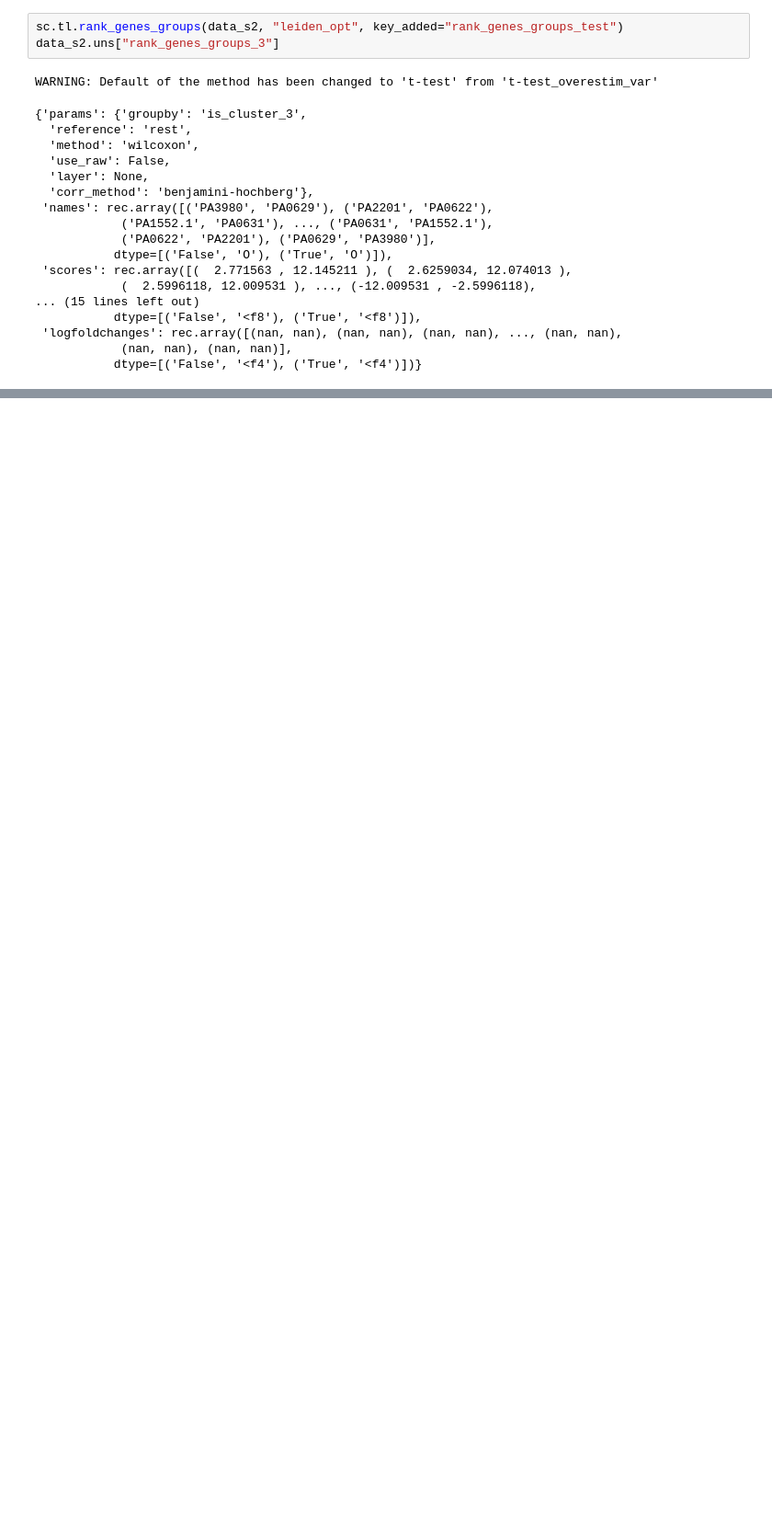
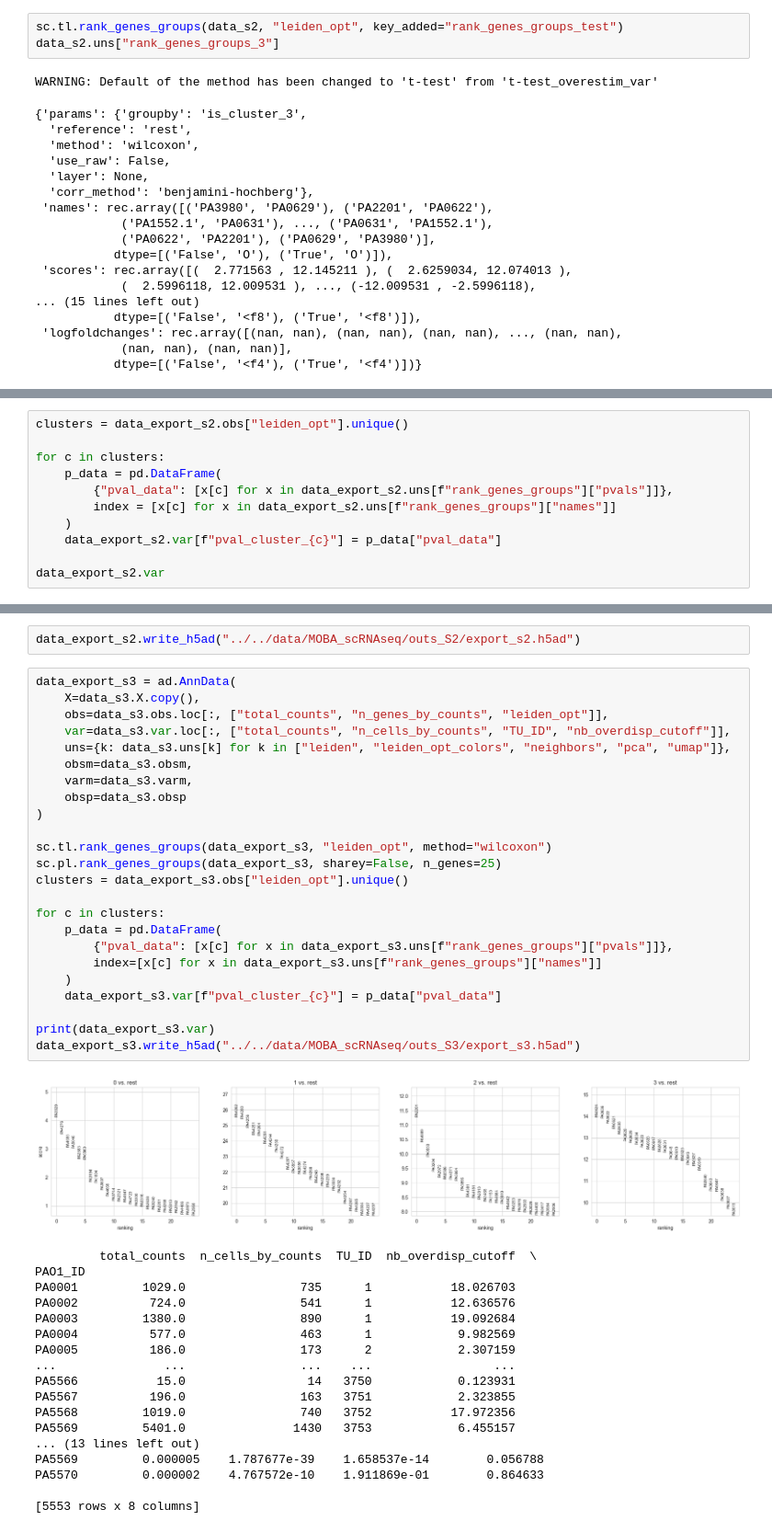
Before and after one commit to bio-datascience/BacSC, a Jupyter notebook: analysis/P_aero_S2S3/S2S3_cluster_analysis.ipynb, the cells around one changed output, grey strips where cells are left out. Shown at 92% size. Saved outputs shown, nothing was run; the diff lists cells and outputs as text; blank space fills up the shorter version.

```diff
--- a/analysis/P_aero_S2S3/S2S3_cluster_analysis.ipynb
+++ b/analysis/P_aero_S2S3/S2S3_cluster_analysis.ipynb
@@ -655,0 +703,11 @@ WARNING: Default of the method has been changed to 't-test' from 't-test_overest
+# %%
+clusters = data_export_s2.obs["leiden_opt"].unique()
+
+for c in clusters:
+    p_data = pd.DataFrame(
+        {"pval_data": [x[c] for x in data_export_s2.uns[f"rank_genes_groups"]["pvals"]]},
+        index = [x[c] for x in data_export_s2.uns[f"rank_genes_groups"]["names"]]
+    )
+    data_export_s2.var[f"pval_cluster_{c}"] = p_data["pval_data"]
+
+data_export_s2.var
@@ -655,0 +729,45 @@ WARNING: Default of the method has been changed to 't-test' from 't-test_overest
+# %%
+data_export_s2.write_h5ad("../../data/MOBA_scRNAseq/outs_S2/export_s2.h5ad")
+# %%
+data_export_s3 = ad.AnnData(
+    X=data_s3.X.copy(),
+    obs=data_s3.obs.loc[:, ["total_counts", "n_genes_by_counts", "leiden_opt"]],
+    var=data_s3.var.loc[:, ["total_counts", "n_cells_by_counts", "TU_ID", "nb_overdisp_cutoff"]],
+    uns={k: data_s3.uns[k] for k in ["leiden", "leiden_opt_colors", "neighbors", "pca", "umap"]},
+    obsm=data_s3.obsm,
+    varm=data_s3.varm,
+    obsp=data_s3.obsp
+)
+
+sc.tl.rank_genes_groups(data_export_s3, "leiden_opt", method="wilcoxon")
+sc.pl.rank_genes_groups(data_export_s3, sharey=False, n_genes=25)
+clusters = data_export_s3.obs["leiden_opt"].unique()
+
+for c in clusters:
+    p_data = pd.DataFrame(
+        {"pval_data": [x[c] for x in data_export_s3.uns[f"rank_genes_groups"]["pvals"]]},
+        index=[x[c] for x in data_export_s3.uns[f"rank_genes_groups"]["names"]]
+    )
+    data_export_s3.var[f"pval_cluster_{c}"] = p_data["pval_data"]
+
+print(data_export_s3.var)
+data_export_s3.write_h5ad("../../data/MOBA_scRNAseq/outs_S3/export_s3.h5ad")
+# %% [output]
+[figure, added]
+         total_counts  n_cells_by_counts  TU_ID  nb_overdisp_cutoff  \
+PAO1_ID
+PA0001         1029.0                735      1           18.026703
+PA0002          724.0                541      1           12.636576
+PA0003         1380.0                890      1           19.092684
+PA0004          577.0                463      1            9.982569
+PA0005          186.0                173      2            2.307159
+...               ...                ...    ...                 ...
+PA5566           15.0                 14   3750            0.123931
+PA5567          196.0                163   3751            2.323855
+PA5568         1019.0                740   3752           17.972356
+PA5569         5401.0               1430   3753            6.455157
+... (13 lines left out)
+PA5569         0.000005    1.787677e-39    1.658537e-14        0.056788
+PA5570         0.000002    4.767572e-10    1.911869e-01        0.864633
+
+[5553 rows x 8 columns]
```
Also changed, not shown: parts of 16 cells of this notebook, 14 other files.
